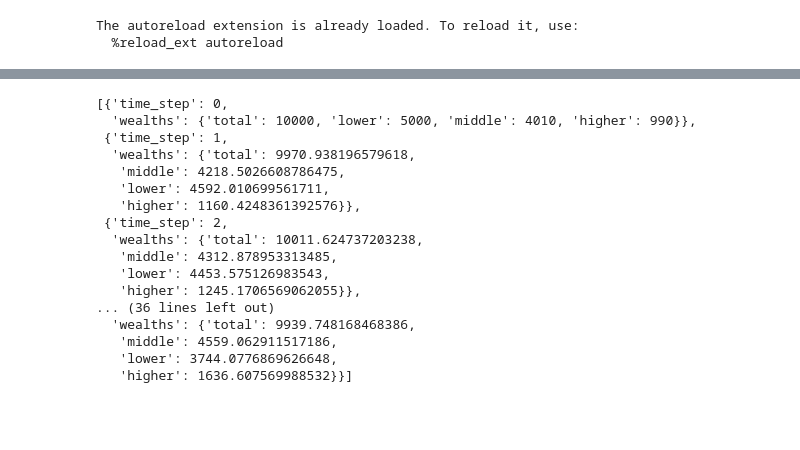
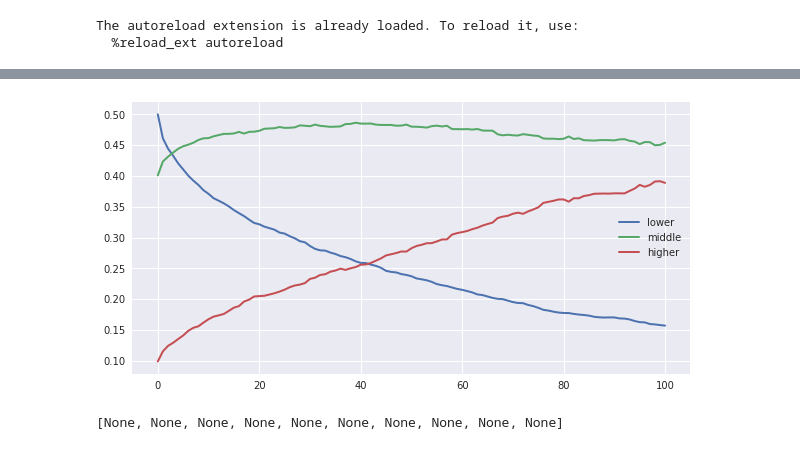
Before and after one commit to gautsi/wealth, a Jupyter notebook: Notebooks/first_sim.ipynb, the cells around one changed output, grey strips where cells are left out. Saved outputs shown, nothing was run; the diff lists cells and outputs as text; code cells hidden in the pictures; blank space fills up the shorter version.

```diff
--- a/Notebooks/first_sim.ipynb
+++ b/Notebooks/first_sim.ipynb
@@ -33,23 +31,7 @@ gs = s.w.group_stats()
-# %%
-gs
-# %% [output]
-[{'time_step': 0,
-  'wealths': {'total': 10000, 'lower': 5000, 'middle': 4010, 'higher': 990}},
- {'time_step': 1,
-  'wealths': {'total': 9970.938196579618,
-   'middle': 4218.5026608786475,
-   'lower': 4592.010699561711,
-   'higher': 1160.4248361392576}},
- {'time_step': 2,
-  'wealths': {'total': 10011.624737203238,
-   'middle': 4312.878953313485,
-   'lower': 4453.575126983543,
-   'higher': 1245.1706569062055}},
-... (36 lines left out)
-  'wealths': {'total': 9939.748168468386,
-   'middle': 4559.062911517186,
-   'lower': 3744.0776869626648,
-   'higher': 1636.607569988532}}]
+# %%
+fig, ax = s.w.groups_over_time()
+# %% [output]
+[figure, added]
 # %%
 from time import sleep
 from tqdm.notebook import tqdm
@@ -63,8 +45,9 @@ def progresser(n):
     for i in tqdm(range(5000), desc=text, position=n):
          sleep(0.001)
 
-if __name__ == '__main__':
-    freeze_support()
-    L = list(range(10))
-    print()
-    Pool(2).map(progresser, L)
+freeze_support()
+L = list(range(10))
+print()
+Pool(12).map(progresser, L)
+# %% [output]
+[None, None, None, None, None, None, None, None, None, None]
```
Also changed, not shown: parts of 6 cells of this notebook, 3 other files.
